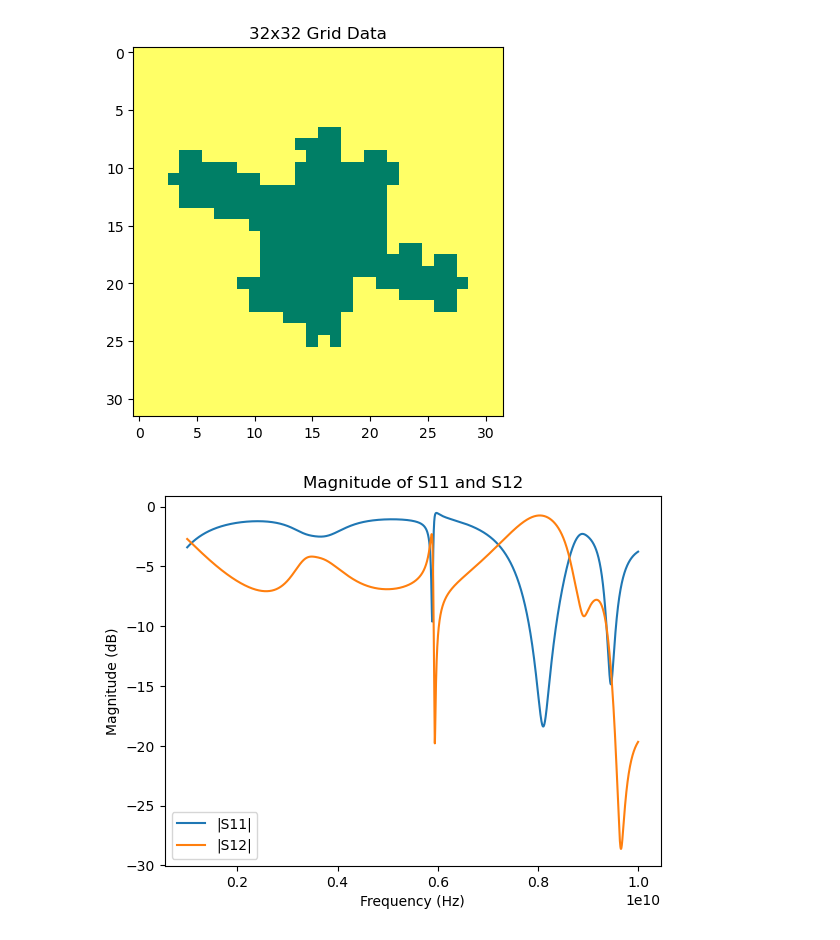
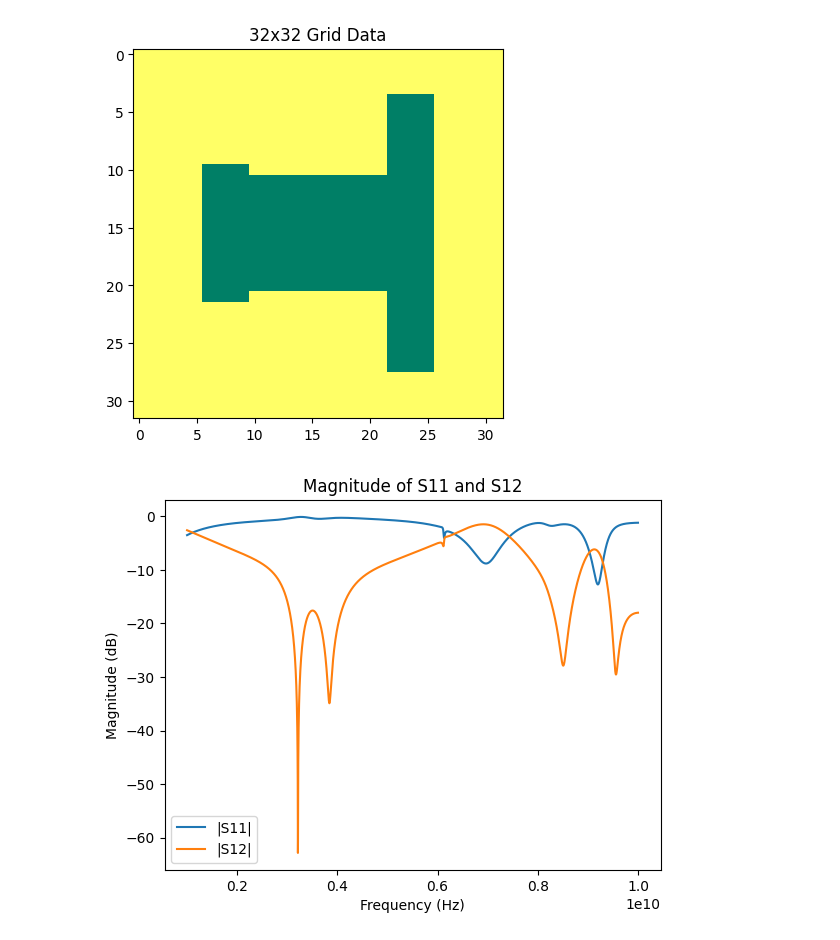
Before and after one commit to Steven-Watts/Microwave-Filter-Dataset, a Jupyter notebook: Python/pythonImportExample.ipynb, the cells around one changed output. Saved outputs shown, nothing was run; the diff lists cells and outputs as text; code cells hidden in the pictures.

```diff
--- a/Python/pythonImportExample.ipynb
+++ b/Python/pythonImportExample.ipynb
@@ -2,23 +2,27 @@
 import scipy.io
 import numpy as np
 import matplotlib.pyplot as plt
-mat_data = scipy.io.loadmat(r"C:\Users\Steven Watts\LocalMasters\Microwave Filter Dataset\Microwave-Filter-Dataset\Training Data\1_Rotated_Noisy_X-500.mat")
+# Update the file path to the .mat file as needed
+mat_data = scipy.io.loadmat(r"C:\Users\23548592\github\Microwave-Filter-Dataset\Testing Data\H-100.mat")
 # %%
-index = 5 # index of the dataset
-
-# Extract the data
-grid = mat_data['dataset'][0,index]['grid']
-solutionData = mat_data['dataset'][0,index]['solution']
-S = solutionData['S'][0,0]
-F = solutionData['Freq'][0,0]
-Z = solutionData['Zref'][0,0]
+# Extract all the data in the .mat file
+grids = mat_data['dataset'][0,:]['grid']
+solutions = mat_data['dataset'][0,:]['solution']
 # %%
+selectionIdx = 1
+
+grid = grids[selectionIdx,]
+solution = solutions[selectionIdx,]
+S = solution['S'][0,0]
+F = solution['Freq'][0,0]
+Z = solution['Zref'][0,0]
+
 # Plot the binary array
 plt.imshow(grid, cmap='summer', interpolation='nearest')
 plt.title('32x32 Grid Data')
 plt.show()
 # %% [output]
-[figure, old version]
+[figure, new version]
 # %%
 S11 = S[0,0,:]
 S12 = S[0,1,:]
@@ -32,7 +36,7 @@ plt.title('Magnitude of S11 and S12')
 plt.legend()
 plt.show()
 # %% [output]
-[figure, old version]
+[figure, new version]
 # %%
 Z11 = Z[0,0,:]
 Z12 = Z[0,1,:]
```
Also changed, not shown: parts of 1 cell of this notebook, 8 other files.
